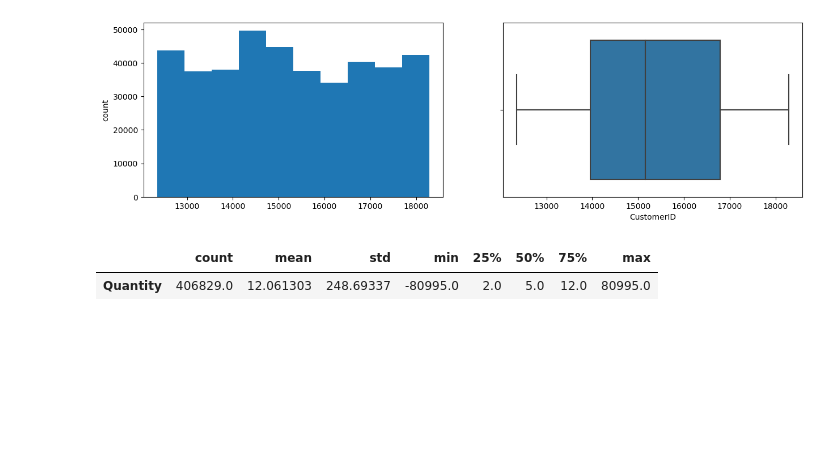
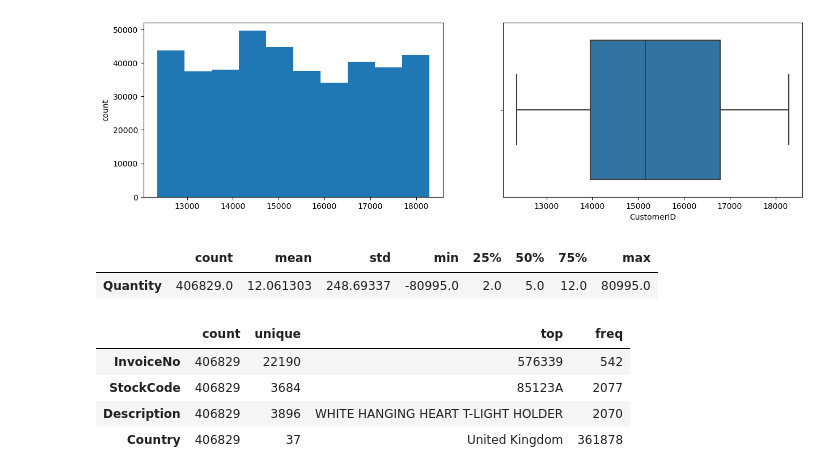
Before and after one commit to mobinghasemi/BOP_Clustering, a Jupyter notebook: BOP_Clustering.ipynb, the cells around one changed output. Drawn from its saved outputs; the diff is of its cells as text; code cells hidden in the pictures; blank space fills up the shorter version.

```diff
--- a/BOP_Clustering.ipynb
+++ b/BOP_Clustering.ipynb
@@ -96,3 +96,11 @@ data.describe(include="int64").T
 # %% [output]
 |  | count | mean | std | min | 25% | 50% | 75% | max |
 | Quantity | 406829.0 | 12.061303 | 248.69337 | -80995.0 | 2.0 | 5.0 | 12.0 | 80995.0 |
+# %%
+data.describe(include="object").T
+# %% [output]
+|  | count | unique | top | freq |
+| InvoiceNo | 406829 | 22190 | 576339 | 542 |
+| StockCode | 406829 | 3684 | 85123A | 2077 |
+| Description | 406829 | 3896 | WHITE HANGING HEART T-LIGHT HOLDER | 2070 |
+| Country | 406829 | 37 | United Kingdom | 361878 |
```
